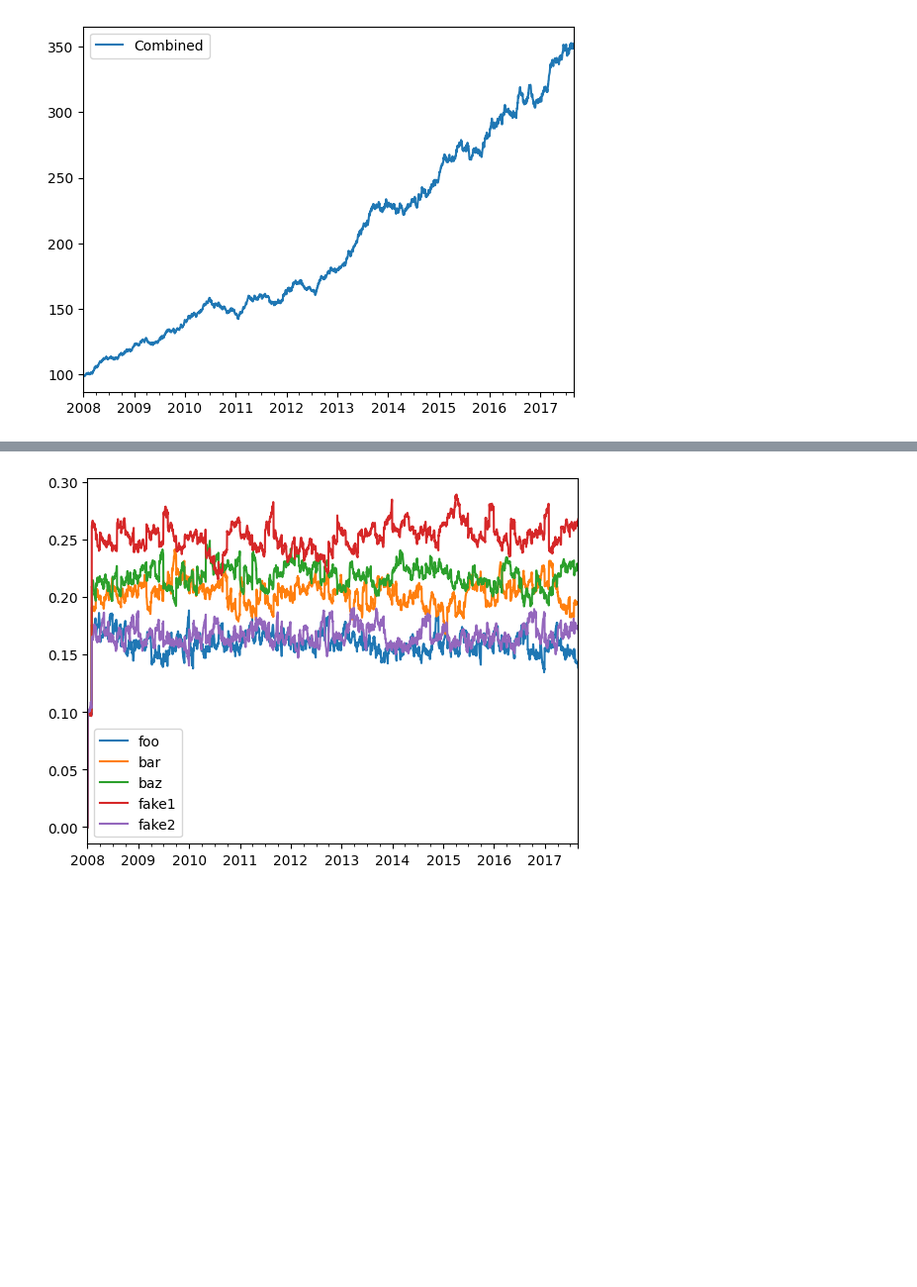
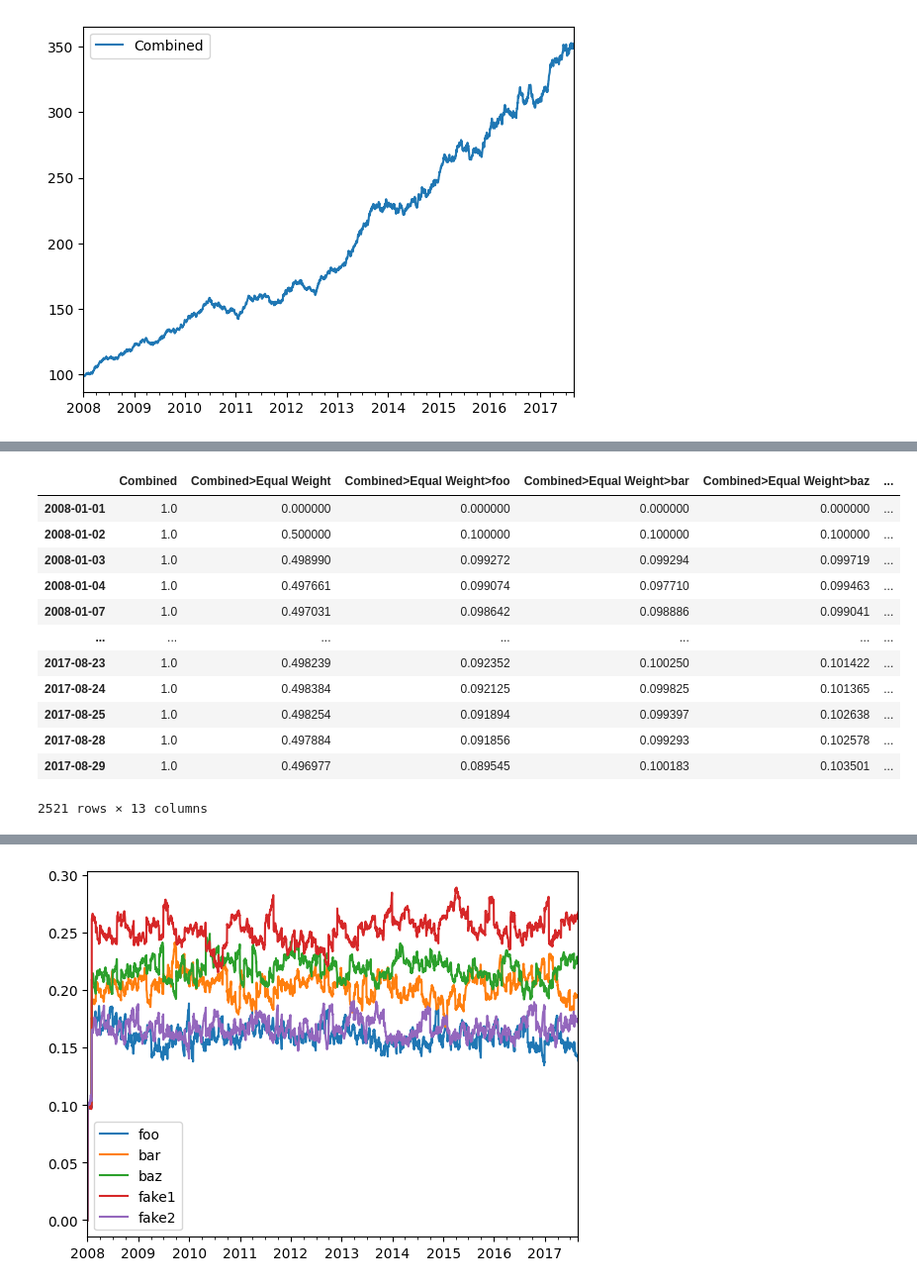
Before and after one commit to JustLikeThis101/bt-tutorial, a Jupyter notebook: Strategy Combination.ipynb, the cells around one changed output, grey strips where cells are left out. Shown: that part at 99% size. Saved outputs shown, nothing was run; the diff lists cells and outputs as text; code cells hidden in the pictures; blank space fills up the shorter version.

```diff
--- a/Strategy Combination.ipynb
+++ b/Strategy Combination.ipynb
@@ -179,0 +185,16 @@ res.prices.plot();
+# %%
+res.get_weights()
+# %% [output]
+|  | Combined | Combined>Equal Weight | Combined>Equal Weight>foo | Combined>Equal Weight>bar | Combined>Equal Weight>baz | ... |
+| 2008-01-01 | 1.0 | 0.000000 | 0.000000 | 0.000000 | 0.000000 | ... |
+| 2008-01-02 | 1.0 | 0.500000 | 0.100000 | 0.100000 | 0.100000 | ... |
+| 2008-01-03 | 1.0 | 0.498990 | 0.099272 | 0.099294 | 0.099719 | ... |
+| 2008-01-04 | 1.0 | 0.497661 | 0.099074 | 0.097710 | 0.099463 | ... |
+| 2008-01-07 | 1.0 | 0.497031 | 0.098642 | 0.098886 | 0.099041 | ... |
+| ... | ... | ... | ... | ... | ... | ... |
+| 2017-08-23 | 1.0 | 0.498239 | 0.092352 | 0.100250 | 0.101422 | ... |
+| 2017-08-24 | 1.0 | 0.498384 | 0.092125 | 0.099825 | 0.101365 | ... |
+| 2017-08-25 | 1.0 | 0.498254 | 0.091894 | 0.099397 | 0.102638 | ... |
+| 2017-08-28 | 1.0 | 0.497884 | 0.091856 | 0.099293 | 0.102578 | ... |
+| 2017-08-29 | 1.0 | 0.496977 | 0.089545 | 0.100183 | 0.103501 | ... |
+2521 rows × 13 columns
```
Also changed, not shown: parts of 4 cells of this notebook, 3 other files.
